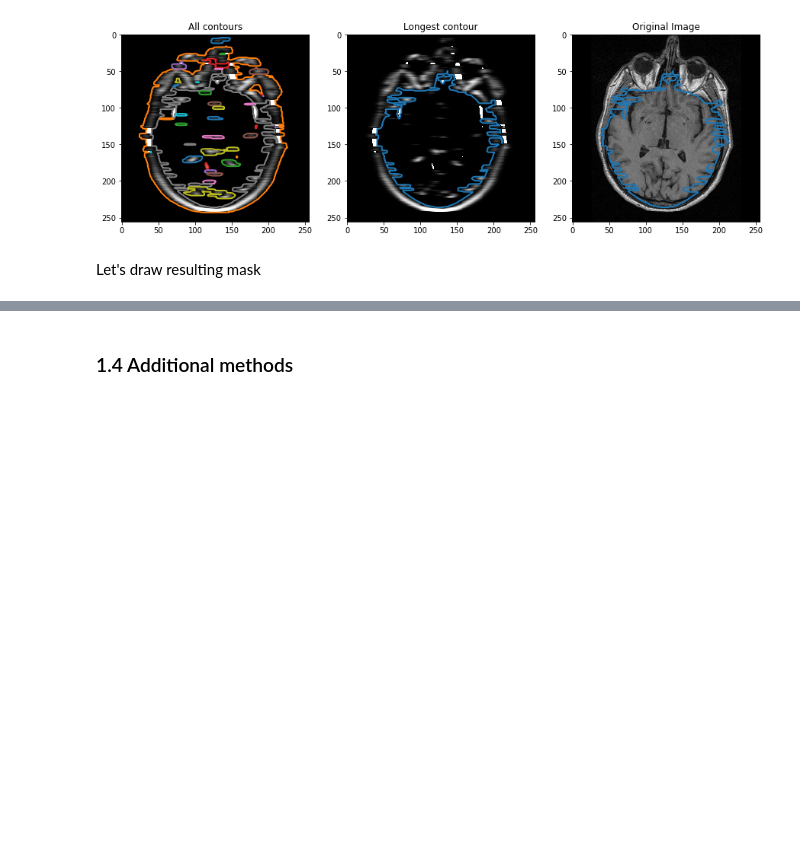
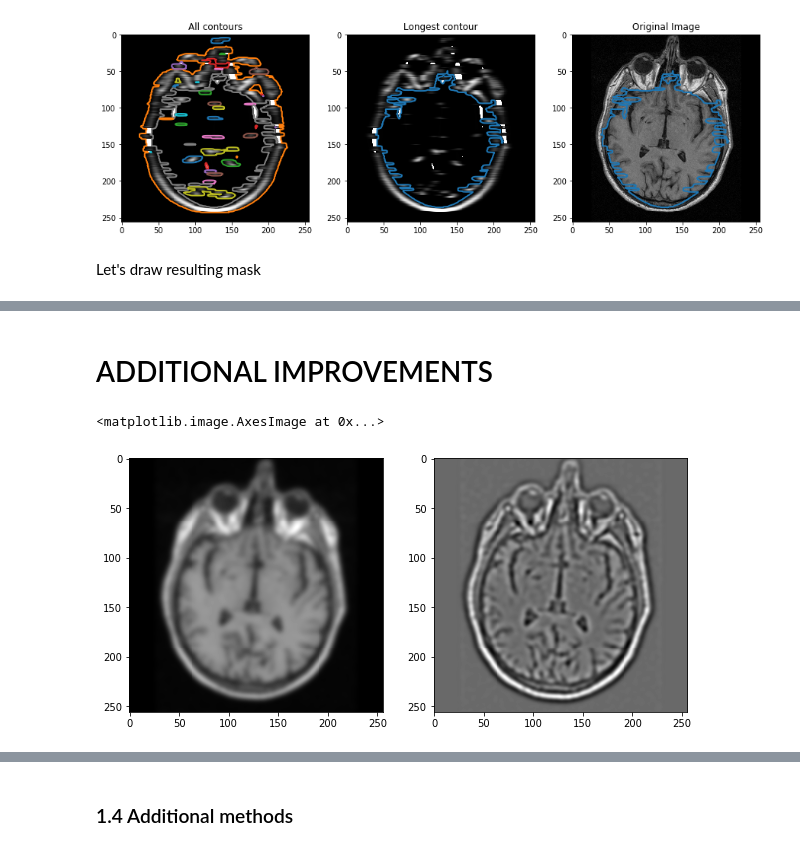
Before and after one commit to oganesManasian/Image-analysis-and-pattern-recognition, a Jupyter notebook: labs/lab_01_segmentation.ipynb, the cells around one changed output, grey strips where cells are left out. Saved outputs shown, nothing was run; the diff lists cells and outputs as text; code cells hidden in the pictures; blank space fills up the shorter version.

```diff
--- a/labs/lab_01_segmentation.ipynb
+++ b/labs/lab_01_segmentation.ipynb
@@ -398,0 +399,14 @@ ax.axis('off');
+# %% [markdown]
+# ADDITIONAL IMPROVEMENTS
+# %%
+from skimage.filters import laplace, gaussian
+
+gaussian_filtered = gaussian(brain_im, sigma=2.5)
+edgemap = laplace(gaussian_filtered)
+
+fig, ax = plt.subplots(1, 2, figsize=(10, 5))
+ax[0].imshow(gaussian_filtered, cmap='gray')
+ax[1].imshow(edgemap, cmap='gray')
+# %% [output]
+<matplotlib.image.AxesImage at 0x...>
+[figure, added]
```
Also changed, not shown: parts of 9 cells of this notebook.
